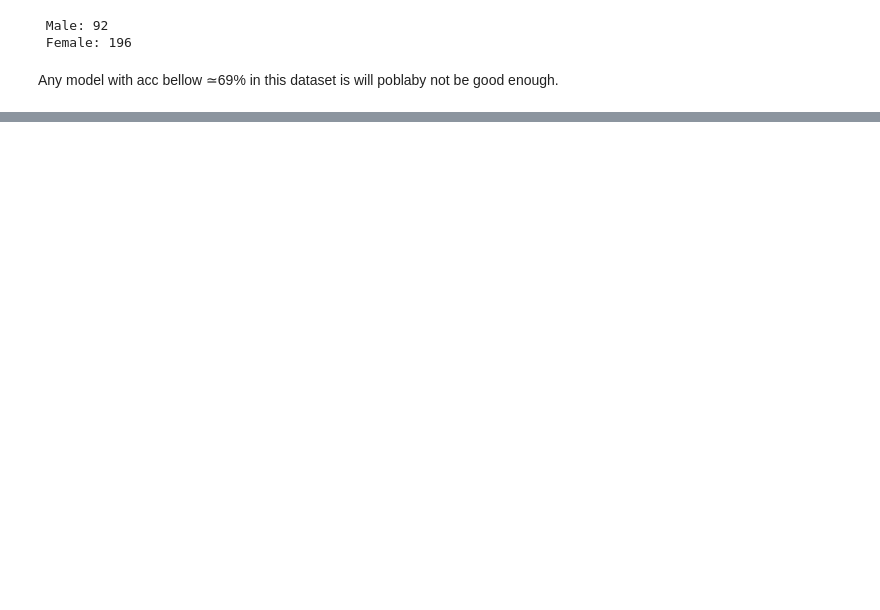
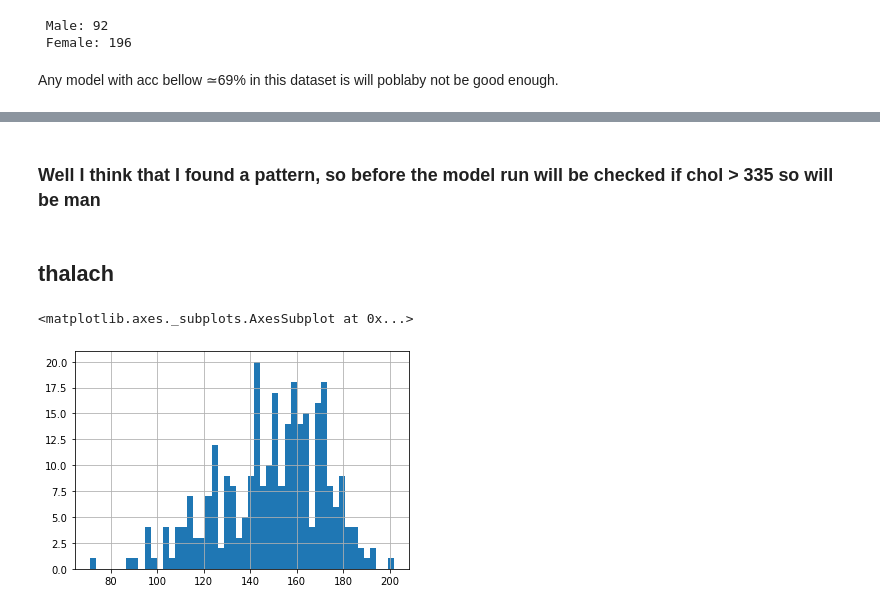
Before and after one commit to Gabrielllopes/Gender-Inference, a Jupyter notebook: notebooks/data-analisys.ipynb, the cells around one changed output, grey strips where cells are left out. Saved outputs shown, nothing was run; the diff lists cells and outputs as text; code cells hidden in the pictures; blank space fills up the shorter version.

```diff
--- a/notebooks/data-analisys.ipynb
+++ b/notebooks/data-analisys.ipynb
@@ -100,0 +151,9 @@ Setting dummy variables for sex
+# %% [markdown]
+### Well I think that I found a pattern, so before the model run will be checked if chol > 335 so will be man
+# %% [markdown]
+## thalach
+# %%
+data.thalach.hist(bins = 50)
+# %% [output]
+<matplotlib.axes._subplots.AxesSubplot at 0x...>
+[figure, added]
```
Also changed, not shown: parts of 48 cells of this notebook.
